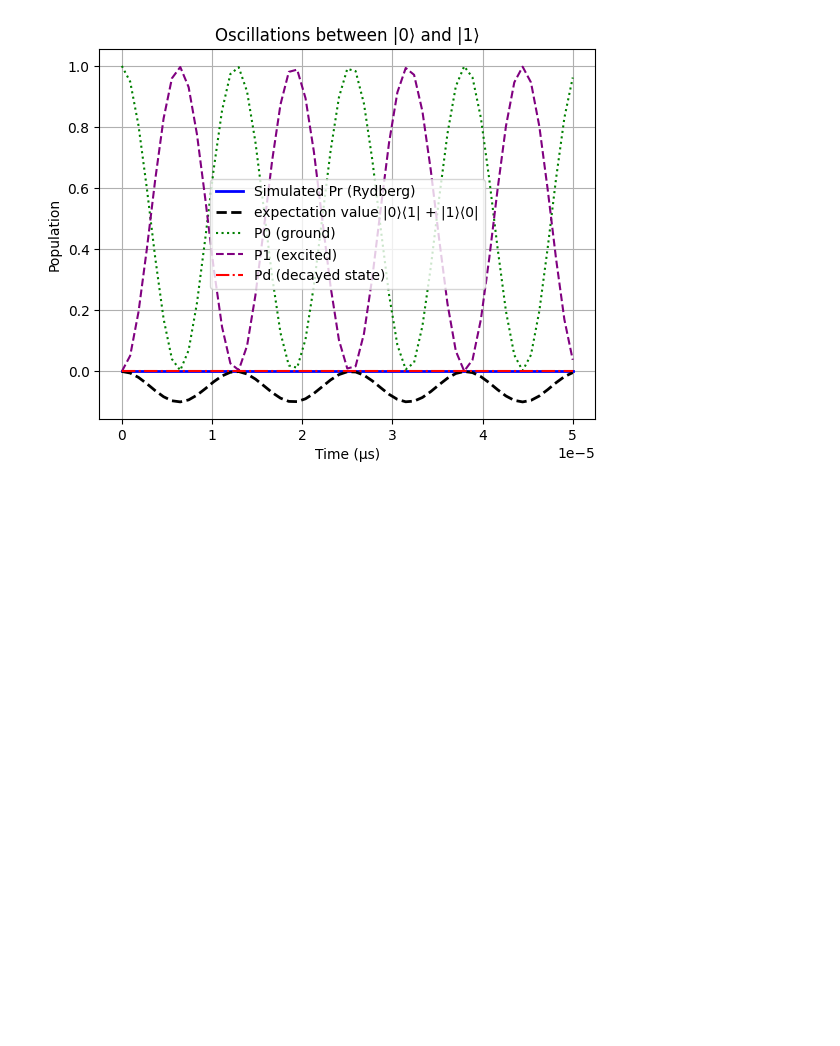
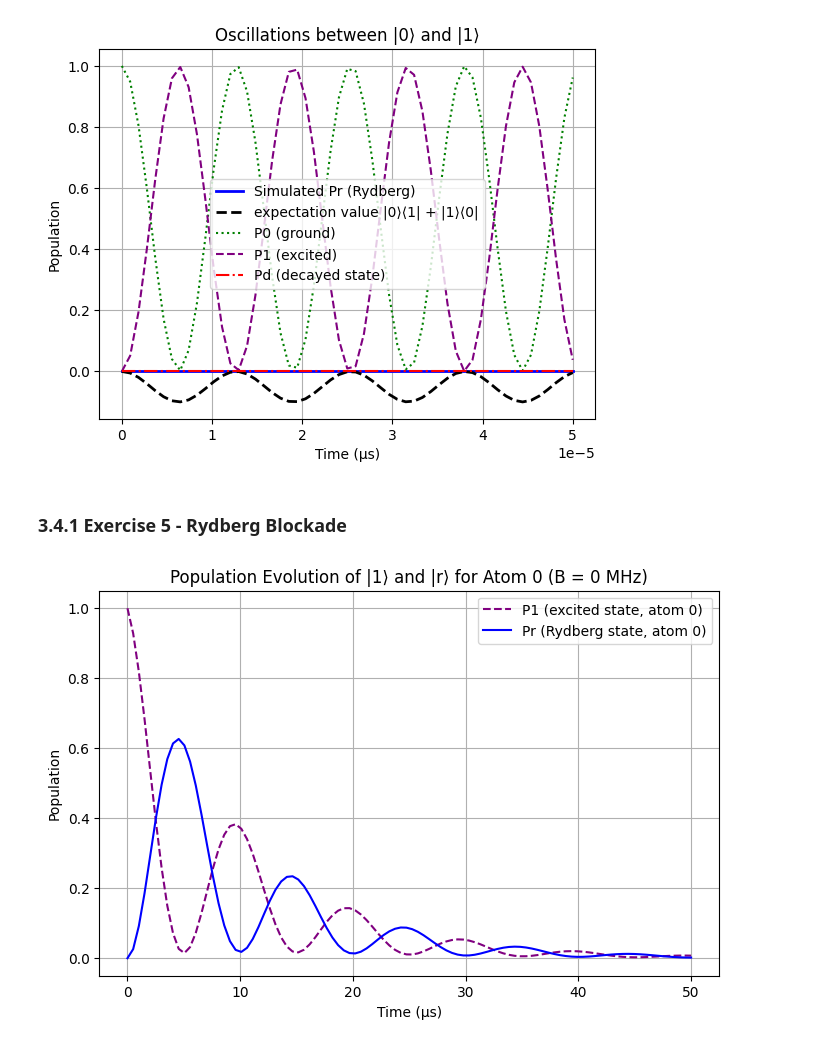
Before and after one commit to AndreFK/Neutral-Atom-Qubits-Simulation, a Jupyter notebook: Module1/rabi_oscillations.ipynb, the cells around one changed output. Drawn from its saved outputs; the diff is of its cells as text; code cells hidden in the pictures; blank space fills up the shorter version.

```diff
--- a/Module1/rabi_oscillations.ipynb
+++ b/Module1/rabi_oscillations.ipynb
@@ -42,5 +42,11 @@ b_0r, b_1r, b_dr = 1/16, 1/16, 7/8  # Branching ratios
 # Define basis states for the 4-level system
 basis_states = [basis(4, i) for i in range(4)]
 ket_0, ket_1, ket_r, ket_d = basis_states
+
+# For Rydberg blockade
+ket_rr = tensor(ket_r, ket_r)
+
+#Identity
+I4 = qeye(4)
 # %%
 # Decay rate = sqrt(branching ratios * decay rate of rydberg state) * lower level J ⊗ Rydberg state R
@@ -307,3 +327,47 @@ plt.grid()
 plt.show()
 # %% [output]
 [figure]
+# %% [markdown]
+### 3.4.1 Exercise 5 - Rydberg Blockade
+# %%
+B = 0  # Rydberg blockade strength in MHz
+
+# Define basis states for two atoms using tensor products
+ket_10 = tensor(ket_1, ket_0)
+ket_1r = tensor(ket_1, ket_r)
+
+
+# Raising and lowering operators for atom 0
+σ_r0 = tensor(ket_r * ket_1.dag(), I4)  # |r0⟩⟨10|
+σ_10 = tensor(ket_1 * ket_0.dag(), I4)  # |10⟩⟨00|
+# For atom 1
+σ_r1 = tensor(I4, ket_r * ket_1.dag())  # |0r⟩⟨01|
+σ_11 = tensor(I4, ket_1 * ket_0.dag())  # |01⟩⟨00|
+
+H = (Ω_r / 2) * (σ_r0 + σ_r0.dag())  # Drive only atom 0
+
+tlist = np.linspace(0, 50e-6, 100)
+
+# Initial state: |10⟩
+rho = ket_10 * ket_10.dag()
+
+# Solve the master equation
+result = biPartiteSimulator(H, rho, tlist,B)
+
+# Extract populations
+P1 = result.expect[0]  # Population of |1⟩ for atom 0
+Pr = result.expect[1]  # Population of |r⟩ for atom 0
+
+# Plot results
+plt.figure(figsize=(8, 5))
+plt.plot(tlist * 1e6, P1, label="P1 (excited state, atom 0)", linestyle="dashed", color="purple")
+plt.plot(tlist * 1e6, Pr, label="Pr (Rydberg state, atom 0)", linestyle="solid", color="blue")
+
+plt.xlabel("Time (μs)")
+plt.ylabel("Population")
+plt.title("Population Evolution of |1⟩ and |r⟩ for Atom 0 (B = 0 MHz)")
+plt.legend()
+plt.grid()
+plt.show()
+# %% [output]
+[figure, added]
```
Also changed, not shown: parts of 8 cells of this notebook.
